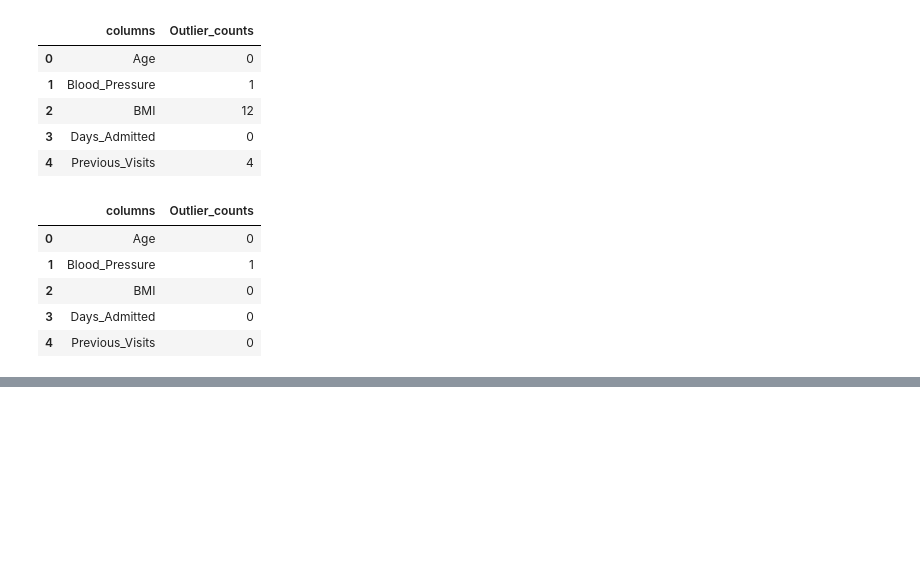
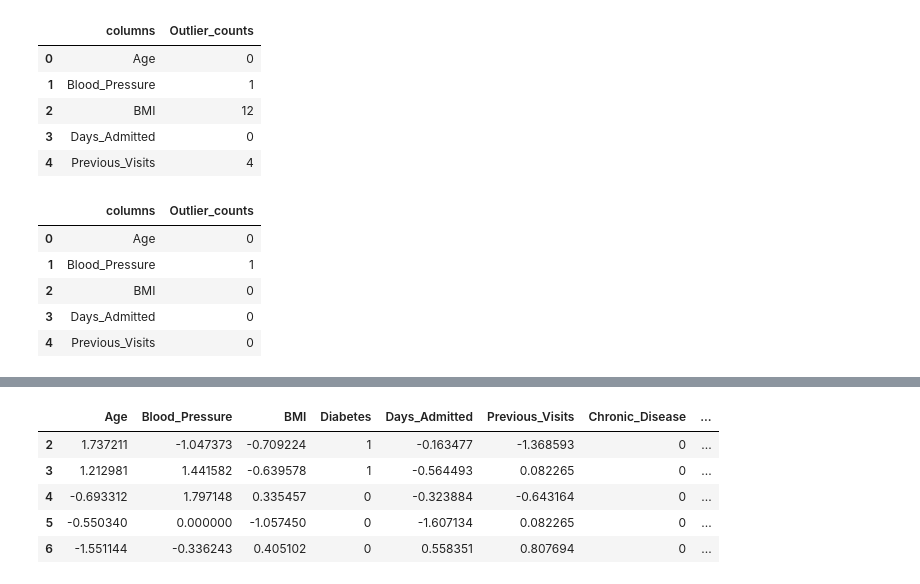
Before and after one commit to Md-Maruf-1727/Machine-Learning-Algorithms, a Jupyter notebook: Decision Tree/Hospital Patient Readmission model/code.ipynb, the cells around one changed output, grey strips where cells are left out. Saved outputs shown, nothing was run; the diff lists cells and outputs as text; code cells hidden in the pictures; blank space fills up the shorter version.

```diff
--- a/Decision Tree/Hospital Patient Readmission model/code.ipynb
+++ b/Decision Tree/Hospital Patient Readmission model/code.ipynb
@@ -180,0 +276,9 @@ outlier_df
+# %%
+df.head()
+# %% [output]
+|  | Age | Blood_Pressure | BMI | Diabetes | Days_Admitted | Previous_Visits | Chronic_Disease | ... |
+| 2 | 1.737211 | -1.047373 | -0.709224 | 1 | -0.163477 | -1.368593 | 0 | ... |
+| 3 | 1.212981 | 1.441582 | -0.639578 | 1 | -0.564493 | 0.082265 | 0 | ... |
+| 4 | -0.693312 | 1.797148 | 0.335457 | 0 | -0.323884 | -0.643164 | 0 | ... |
+| 5 | -0.550340 | 0.000000 | -1.057450 | 0 | -1.607134 | 0.082265 | 0 | ... |
+| 6 | -1.551144 | -0.336243 | 0.405102 | 0 | 0.558351 | 0.807694 | 0 | ... |
```
Also changed, not shown: parts of 42 cells of this notebook.
